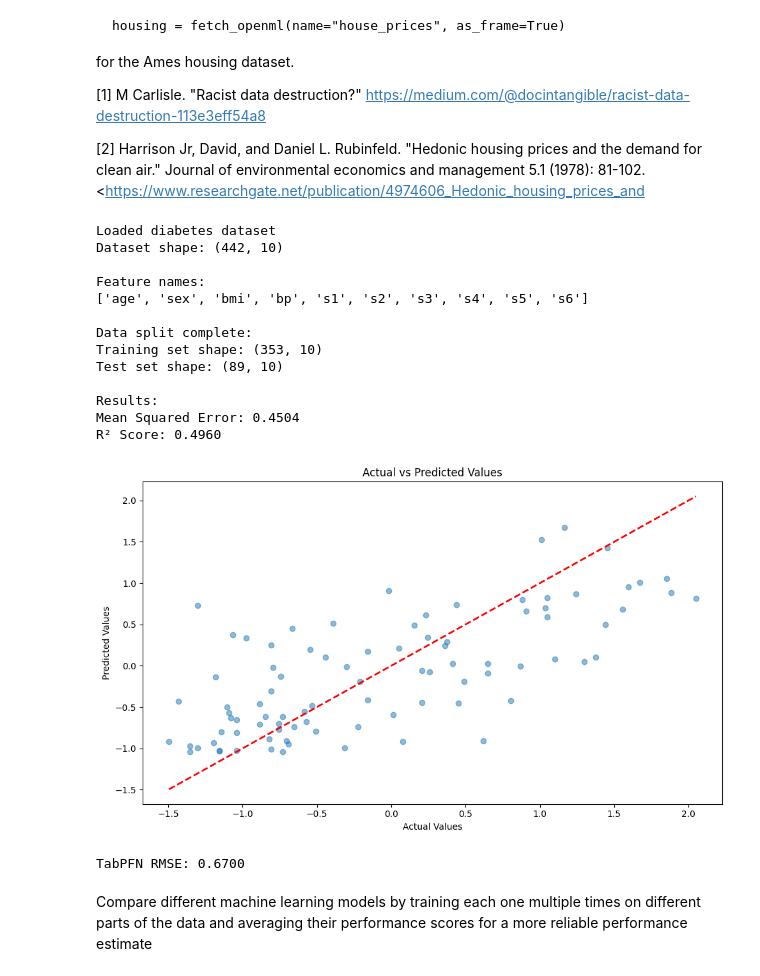
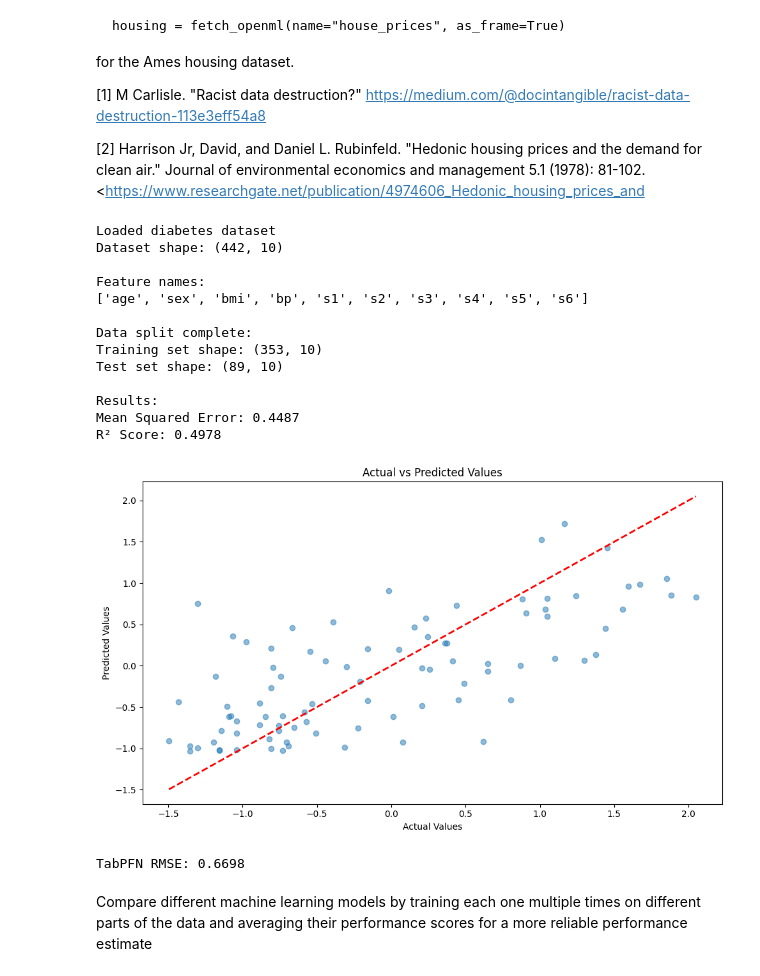
Before and after one commit to MMIV-ML/BMED365-2025, a Jupyter notebook: Lab2-DL/notebooks/06-TabPFN-explore.ipynb, the cells around one changed output. Saved outputs shown, nothing was run; the diff lists cells and outputs as text; code cells hidden in the pictures.

```diff
--- a/Lab2-DL/notebooks/06-TabPFN-explore.ipynb
+++ b/Lab2-DL/notebooks/06-TabPFN-explore.ipynb
@@ -779,7 +784,7 @@ print(f"Training set shape: {X_train.shape}")
 print(f"Test set shape: {X_test.shape}")
 
 # Train TabPFN
-regressor = TabPFNRegressor(device='cuda')  # Removed N_ensemble_configurations
+regressor = TabPFNRegressor(random_state=42, device='cuda')  # Removed N_ensemble_configurations
 regressor.fit(X_train, y_train)
 
 # Make predictions
@@ -789,36 +794,36 @@ y_pred = regressor.predict(X_test)
 mse = mean_squared_error(y_test, y_pred)
 r2 = r2_score(y_test, y_pred)
 
 print("\nResults:")
 print(f"Mean Squared Error: {mse:.4f}")
 print(f"R² Score: {r2:.4f}")
 
 # Optional: Plot actual vs predicted values
 import matplotlib.pyplot as plt
 
 plt.figure(figsize=(10, 6))
 plt.scatter(y_test, y_pred, alpha=0.5)
 plt.plot([y_test.min(), y_test.max()], [y_test.min(), y_test.max()], 'r--', lw=2)
 plt.xlabel('Actual Values')
 plt.ylabel('Predicted Values')
 plt.title('Actual vs Predicted Values')
 plt.tight_layout()
 plt.show()
 # %% [output]
 Loaded diabetes dataset
 Dataset shape: (442, 10)
 
 Feature names:
 ['age', 'sex', 'bmi', 'bp', 's1', 's2', 's3', 's4', 's5', 's6']
 
 Data split complete:
 Training set shape: (353, 10)
 Test set shape: (89, 10)
 
 Results:
-Mean Squared Error: 0.4504
-R² Score: 0.4960
+Mean Squared Error: 0.4487
+R² Score: 0.4978
-[figure, old version]
+[figure, new version]
 # %%
 # Boston Housing dataset
 # Regression task: Predict house prices
@@ -866,7 +871,7 @@ R² Score: 0.4960
 #display(X)
 # %%
 # Train and evaluate TabPFN
-reg = TabPFNRegressor(random_state=42)
+reg = TabPFNRegressor(random_state=42, device='cuda')
 reg.fit(X_train, y_train)
 y_pred = reg.predict(X_test)
 
@@ -874,7 +879,7 @@ y_pred = reg.predict(X_test)
 score = root_mean_squared_error(y_test, y_pred)
 print(f"TabPFN RMSE: {score:.4f}")
 # %% [output]
-TabPFN RMSE: 0.6700
+TabPFN RMSE: 0.6698
 # %% [markdown]
 Compare different machine learning models by training each one multiple times
 on different parts of the data and averaging their performance scores for a
```
Also changed, not shown: parts of 6 cells of this notebook, 4 other files.
